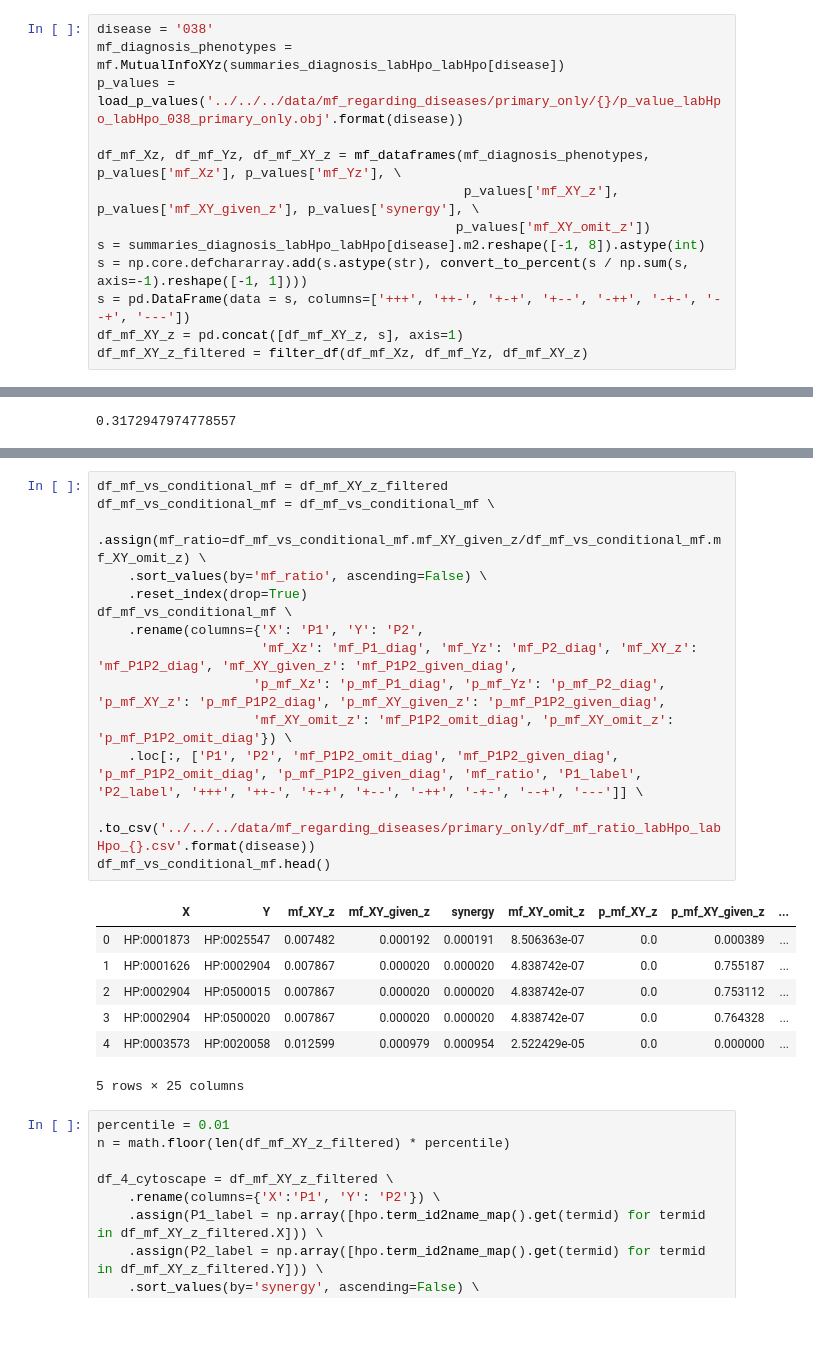
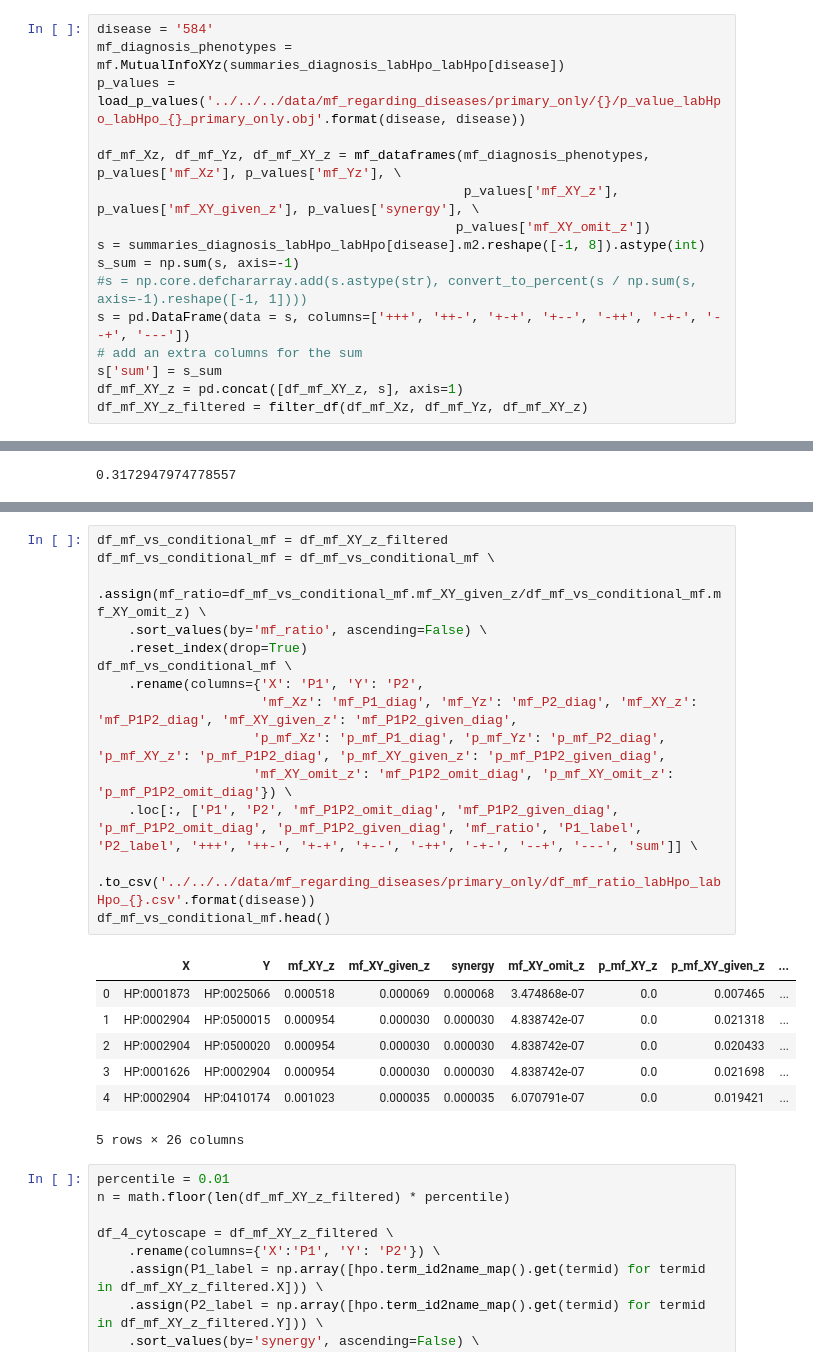
Before and after one commit to TheJacksonLaboratory/MIMIC_HPO, a Jupyter notebook: src/main/notebooks/interpretation.ipynb, the cells around one changed output, grey strips where cells are left out. Saved outputs shown, nothing was run; the diff lists cells and outputs as text; blank space fills up the shorter version.

```diff
--- a/src/main/notebooks/interpretation.ipynb
+++ b/src/main/notebooks/interpretation.ipynb
@@ -353,16 +342,19 @@ nodes.drop_duplicates().reset_index(drop=True).to_csv('../../../data/mf_regardin
 # %% [markdown]
 ### labHpo-labHpo pairs
 # %%
-disease = '038'
+disease = '584'
 mf_diagnosis_phenotypes = mf.MutualInfoXYz(summaries_diagnosis_labHpo_labHpo[disease])
-p_values = load_p_values('../../../data/mf_regarding_diseases/primary_only/{}/p_value_labHpo_labHpo_038_primary_only.obj'.format(disease))
+p_values = load_p_values('../../../data/mf_regarding_diseases/primary_only/{}/p_value_labHpo_labHpo_{}_primary_only.obj'.format(disease, disease))
 
 df_mf_Xz, df_mf_Yz, df_mf_XY_z = mf_dataframes(mf_diagnosis_phenotypes, p_values['mf_Xz'], p_values['mf_Yz'], \
                                                p_values['mf_XY_z'], p_values['mf_XY_given_z'], p_values['synergy'], \
                                               p_values['mf_XY_omit_z'])
 s = summaries_diagnosis_labHpo_labHpo[disease].m2.reshape([-1, 8]).astype(int)
-s = np.core.defchararray.add(s.astype(str), convert_to_percent(s / np.sum(s, axis=-1).reshape([-1, 1])))
+s_sum = np.sum(s, axis=-1)
+#s = np.core.defchararray.add(s.astype(str), convert_to_percent(s / np.sum(s, axis=-1).reshape([-1, 1])))
 s = pd.DataFrame(data = s, columns=['+++', '++-', '+-+', '+--', '-++', '-+-', '--+', '---'])
+# add an extra columns for the sum
+s['sum'] = s_sum
 df_mf_XY_z = pd.concat([df_mf_XY_z, s], axis=1)
 df_mf_XY_z_filtered = filter_df(df_mf_Xz, df_mf_Yz, df_mf_XY_z)
 # %%
@@ -430,25 +423,25 @@ df_mf_XY_z_filtered.head()
 # %%
 df_mf_vs_conditional_mf = df_mf_XY_z_filtered
 df_mf_vs_conditional_mf = df_mf_vs_conditional_mf \
     .assign(mf_ratio=df_mf_vs_conditional_mf.mf_XY_given_z/df_mf_vs_conditional_mf.mf_XY_omit_z) \
     .sort_values(by='mf_ratio', ascending=False) \
     .reset_index(drop=True)
 df_mf_vs_conditional_mf \
     .rename(columns={'X': 'P1', 'Y': 'P2',
                      'mf_Xz': 'mf_P1_diag', 'mf_Yz': 'mf_P2_diag', 'mf_XY_z': 'mf_P1P2_diag', 'mf_XY_given_z': 'mf_P1P2_given_diag',
                     'p_mf_Xz': 'p_mf_P1_diag', 'p_mf_Yz': 'p_mf_P2_diag', 'p_mf_XY_z': 'p_mf_P1P2_diag', 'p_mf_XY_given_z': 'p_mf_P1P2_given_diag',
                     'mf_XY_omit_z': 'mf_P1P2_omit_diag', 'p_mf_XY_omit_z': 'p_mf_P1P2_omit_diag'}) \
-    .loc[:, ['P1', 'P2', 'mf_P1P2_omit_diag', 'mf_P1P2_given_diag', 'p_mf_P1P2_omit_diag', 'p_mf_P1P2_given_diag', 'mf_ratio', 'P1_label', 'P2_label', '+++', '++-', '+-+', '+--', '-++', '-+-', '--+', '---']] \
+    .loc[:, ['P1', 'P2', 'mf_P1P2_omit_diag', 'mf_P1P2_given_diag', 'p_mf_P1P2_omit_diag', 'p_mf_P1P2_given_diag', 'mf_ratio', 'P1_label', 'P2_label', '+++', '++-', '+-+', '+--', '-++', '-+-', '--+', '---', 'sum']] \
     .to_csv('../../../data/mf_regarding_diseases/primary_only/df_mf_ratio_labHpo_labHpo_{}.csv'.format(disease))
 df_mf_vs_conditional_mf.head()
 # %% [output]
 |  | X | Y | mf_XY_z | mf_XY_given_z | synergy | mf_XY_omit_z | p_mf_XY_z | p_mf_XY_given_z | ... |
-| 0 | HP:0001873 | HP:0025547 | 0.007482 | 0.000192 | 0.000191 | 8.506363e-07 | 0.0 | 0.000389 | ... |
-| 1 | HP:0001626 | HP:0002904 | 0.007867 | 0.000020 | 0.000020 | 4.838742e-07 | 0.0 | 0.755187 | ... |
-| 2 | HP:0002904 | HP:0500015 | 0.007867 | 0.000020 | 0.000020 | 4.838742e-07 | 0.0 | 0.753112 | ... |
-| 3 | HP:0002904 | HP:0500020 | 0.007867 | 0.000020 | 0.000020 | 4.838742e-07 | 0.0 | 0.764328 | ... |
-| 4 | HP:0003573 | HP:0020058 | 0.012599 | 0.000979 | 0.000954 | 2.522429e-05 | 0.0 | 0.000000 | ... |
+| 0 | HP:0001873 | HP:0025066 | 0.000518 | 0.000069 | 0.000068 | 3.474868e-07 | 0.0 | 0.007465 | ... |
+| 1 | HP:0002904 | HP:0500015 | 0.000954 | 0.000030 | 0.000030 | 4.838742e-07 | 0.0 | 0.021318 | ... |
+| 2 | HP:0002904 | HP:0500020 | 0.000954 | 0.000030 | 0.000030 | 4.838742e-07 | 0.0 | 0.020433 | ... |
+| 3 | HP:0001626 | HP:0002904 | 0.000954 | 0.000030 | 0.000030 | 4.838742e-07 | 0.0 | 0.021698 | ... |
+| 4 | HP:0002904 | HP:0410174 | 0.001023 | 0.000035 | 0.000035 | 6.070791e-07 | 0.0 | 0.019421 | ... |
-5 rows × 25 columns
+5 rows × 26 columns
 # %%
 percentile = 0.01
 n = math.floor(len(df_mf_XY_z_filtered) * percentile)
```
Also changed, not shown: parts of 17 cells of this notebook, 5 other files.
